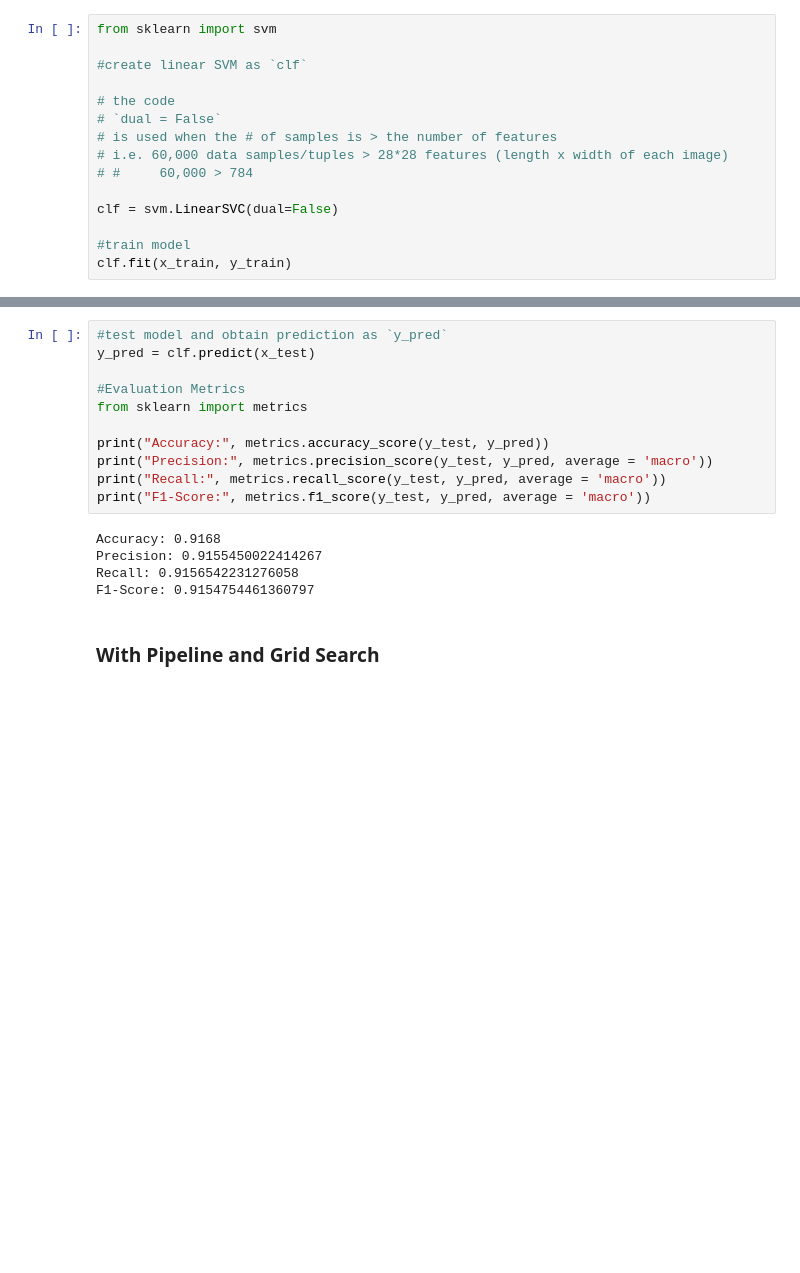
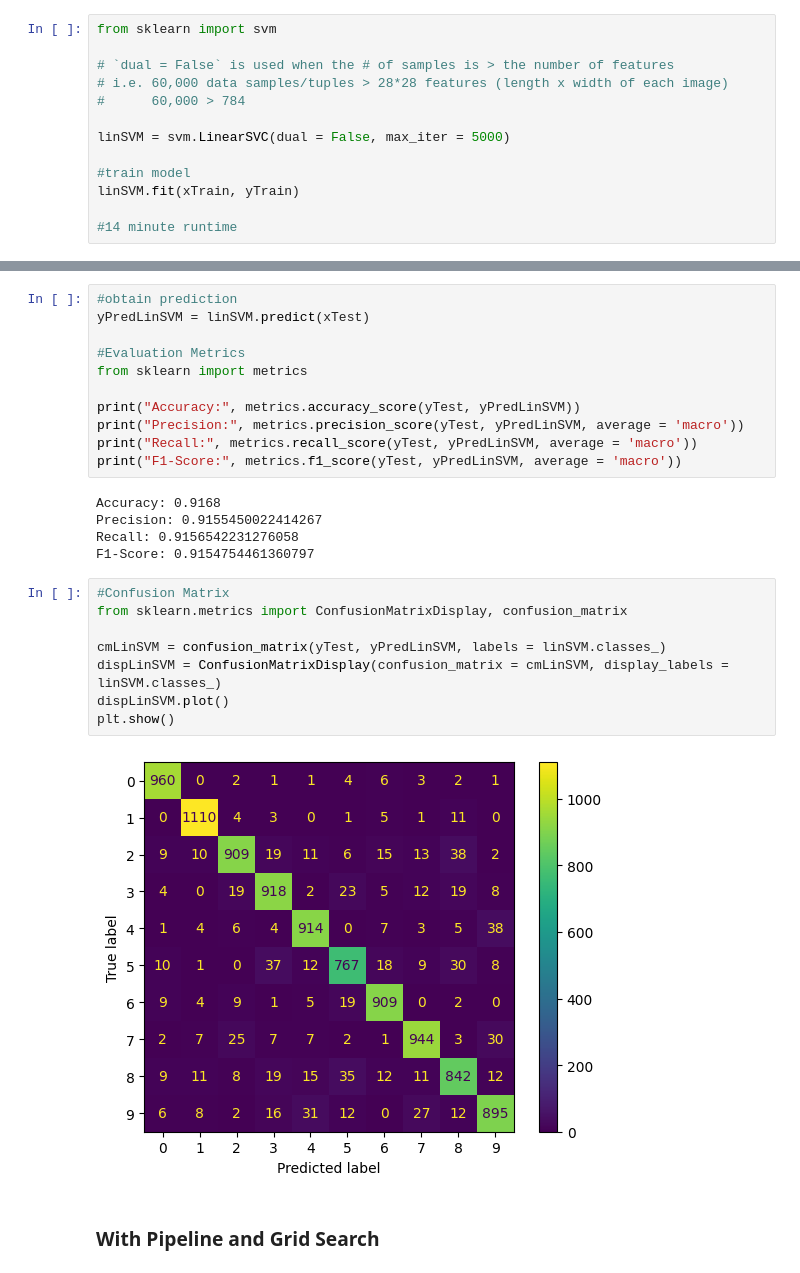
Before and after one commit to EZRA-DVLPR/MachineLearning-Comp542, a Jupyter notebook: assignment3/assignment3.ipynb, the cells around one changed output, grey strips where cells are left out. Saved outputs shown, nothing was run; the diff lists cells and outputs as text; blank space fills up the shorter version.

```diff
--- a/assignment3/assignment3.ipynb
+++ b/assignment3/assignment3.ipynb
@@ -73,16 +75,14 @@ x_test = x_test.reshape((len(x_test), -1))
 # %%
 from sklearn import svm
 
-#create linear SVM as `clf`
+# `dual = False` is used when the # of samples is > the number of features
+# i.e. 60,000 data samples/tuples > 28*28 features (length x width of each image)
+#      60,000 > 784
 
-# the code
-# `dual = False`
-# is used when the # of samples is > the number of features
-# i.e. 60,000 data samples/tuples > 28*28 features (length x width of each image)
-# #     60,000 > 784
-
-clf = svm.LinearSVC(dual=False)
+linSVM = svm.LinearSVC(dual = False, max_iter = 5000)
 
 #train model
-clf.fit(x_train, y_train)
+linSVM.fit(xTrain, yTrain)
+
+#14 minute runtime
 # %% [output]
@@ -90,19 +90,29 @@ LinearSVC(dual=False)
 # %%
-#test model and obtain prediction as `y_pred`
-y_pred = clf.predict(x_test)
+#obtain prediction
+yPredLinSVM = linSVM.predict(xTest)
 
 #Evaluation Metrics
 from sklearn import metrics
 
-print("Accuracy:", metrics.accuracy_score(y_test, y_pred))
-print("Precision:", metrics.precision_score(y_test, y_pred, average = 'macro'))
-print("Recall:", metrics.recall_score(y_test, y_pred, average = 'macro'))
-print("F1-Score:", metrics.f1_score(y_test, y_pred, average = 'macro'))
+print("Accuracy:", metrics.accuracy_score(yTest, yPredLinSVM))
+print("Precision:", metrics.precision_score(yTest, yPredLinSVM, average = 'macro'))
+print("Recall:", metrics.recall_score(yTest, yPredLinSVM, average = 'macro'))
+print("F1-Score:", metrics.f1_score(yTest, yPredLinSVM, average = 'macro'))
 # %% [output]
 Accuracy: 0.9168
 Precision: 0.9155450022414267
 Recall: 0.9156542231276058
 F1-Score: 0.9154754461360797
+# %%
+#Confusion Matrix
+from sklearn.metrics import ConfusionMatrixDisplay, confusion_matrix
+
+cmLinSVM = confusion_matrix(yTest, yPredLinSVM, labels = linSVM.classes_)
+dispLinSVM = ConfusionMatrixDisplay(confusion_matrix = cmLinSVM, display_labels = linSVM.classes_)
+dispLinSVM.plot()
+plt.show()
+# %% [output]
+[figure, added]
 # %% [markdown]
 ### With Pipeline and Grid Search
 # %%
```
Also changed, not shown: parts of 40 cells of this notebook.
